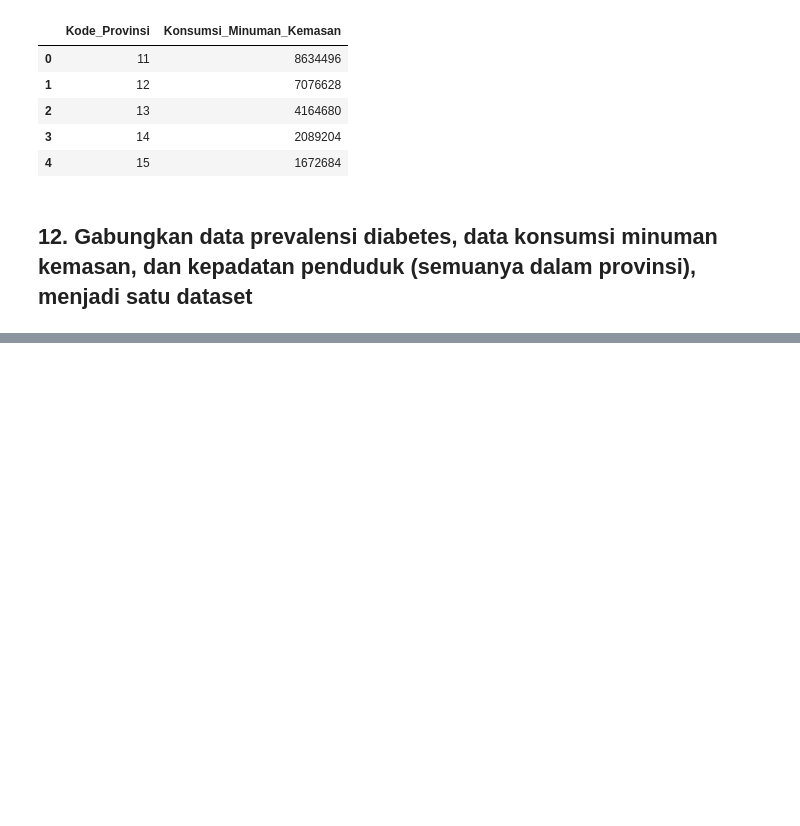
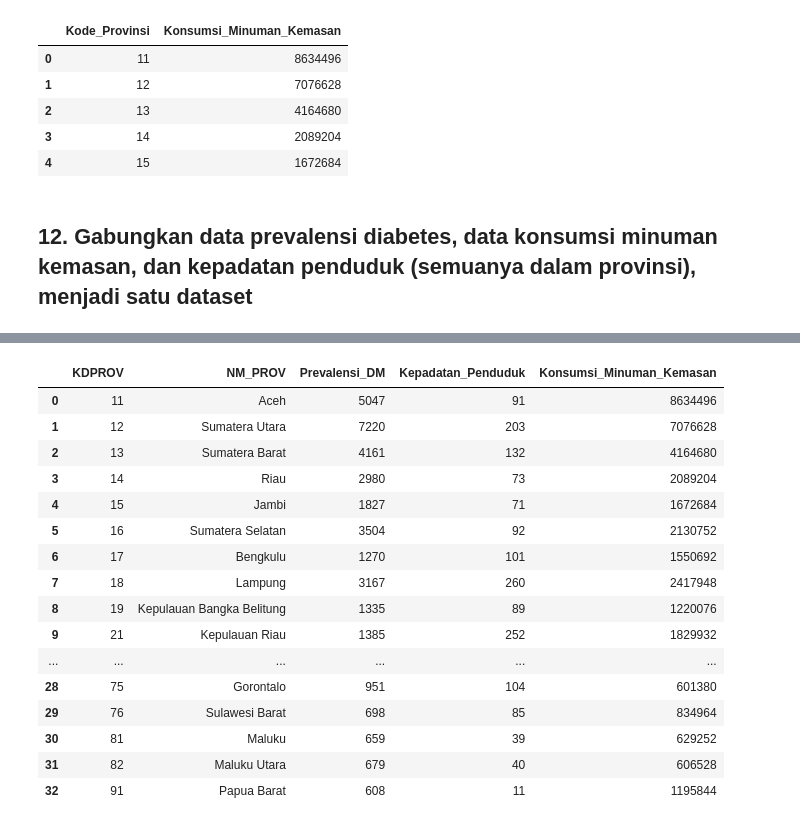
Before and after one commit to mihoku/MoF-Training-Python-for-Data-Analytics, a Jupyter notebook: Day 2/sans/Day_2_Contoh_Jawaban_Latihan_Pandas.ipynb, the cells around one changed output, grey strips where cells are left out. Drawn from its saved outputs; the diff is of its cells as text; code cells hidden in the pictures; blank space fills up the shorter version.

```diff
--- a/Day 2/sans/Day_2_Contoh_Jawaban_Latihan_Pandas.ipynb
+++ b/Day 2/sans/Day_2_Contoh_Jawaban_Latihan_Pandas.ipynb
@@ -179,0 +180,4 @@ diabetes_prevalence_data
+# %%
+#baca file data kepadatan penduduk
+kepadatan_penduduk_data = pd.read_csv(url_kepadatan_penduduk_data, sep=';')
+kepadatan_penduduk_data.head()
@@ -179,0 +191,6 @@ diabetes_prevalence_data
+# %%
+# merge dataset prevalensi diabetes dan dataset kepadatan penduduk
+diabetes_prevalence_kepadatan_merged = pd.merge(left=diabetes_prevalence_data, right=kepadatan_penduduk_data, \
+                                                how='left', left_on=['NM_PROV'], \
+                                                right_on=['Nama_Provinsi'])[['KDPROV','NM_PROV','Prevalensi_DM','Kepadatan_Penduduk']]
+diabetes_prevalence_kepadatan_merged.head()
@@ -179,0 +204,25 @@ diabetes_prevalence_data
+# %%
+# merge ketiga dataset
+dataset_merged = pd.merge(left=diabetes_prevalence_kepadatan_merged, right=konsumsi_minuman_kemasan_data_province, \
+                                                how='left', left_on=['KDPROV'], \
+                                                right_on=['Kode_Provinsi'])\
+                                                [['KDPROV','NM_PROV','Prevalensi_DM','Kepadatan_Penduduk','Konsumsi_Minuman_Kemasan']]
+dataset_merged
+# %% [output]
+|  | KDPROV | NM_PROV | Prevalensi_DM | Kepadatan_Penduduk | Konsumsi_Minuman_Kemasan |
+| 0 | 11 | Aceh | 5047 | 91 | 8634496 |
+| 1 | 12 | Sumatera Utara | 7220 | 203 | 7076628 |
+| 2 | 13 | Sumatera Barat | 4161 | 132 | 4164680 |
+| 3 | 14 | Riau | 2980 | 73 | 2089204 |
+| 4 | 15 | Jambi | 1827 | 71 | 1672684 |
+| 5 | 16 | Sumatera Selatan | 3504 | 92 | 2130752 |
+| 6 | 17 | Bengkulu | 1270 | 101 | 1550692 |
+| 7 | 18 | Lampung | 3167 | 260 | 2417948 |
+| 8 | 19 | Kepulauan Bangka Belitung | 1335 | 89 | 1220076 |
+| 9 | 21 | Kepulauan Riau | 1385 | 252 | 1829932 |
+| ... | ... | ... | ... | ... | ... |
+| 28 | 75 | Gorontalo | 951 | 104 | 601380 |
+| 29 | 76 | Sulawesi Barat | 698 | 85 | 834964 |
+| 30 | 81 | Maluku | 659 | 39 | 629252 |
+| 31 | 82 | Maluku Utara | 679 | 40 | 606528 |
+| 32 | 91 | Papua Barat | 608 | 11 | 1195844 |
```
Also changed, not shown: parts of 3 cells of this notebook.
